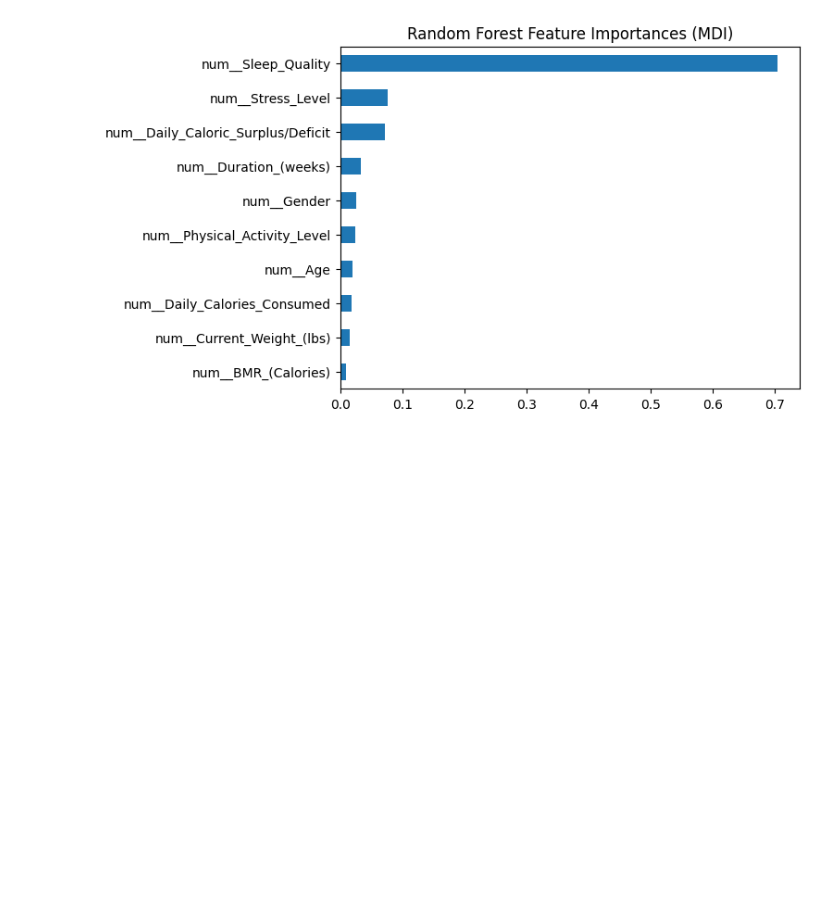
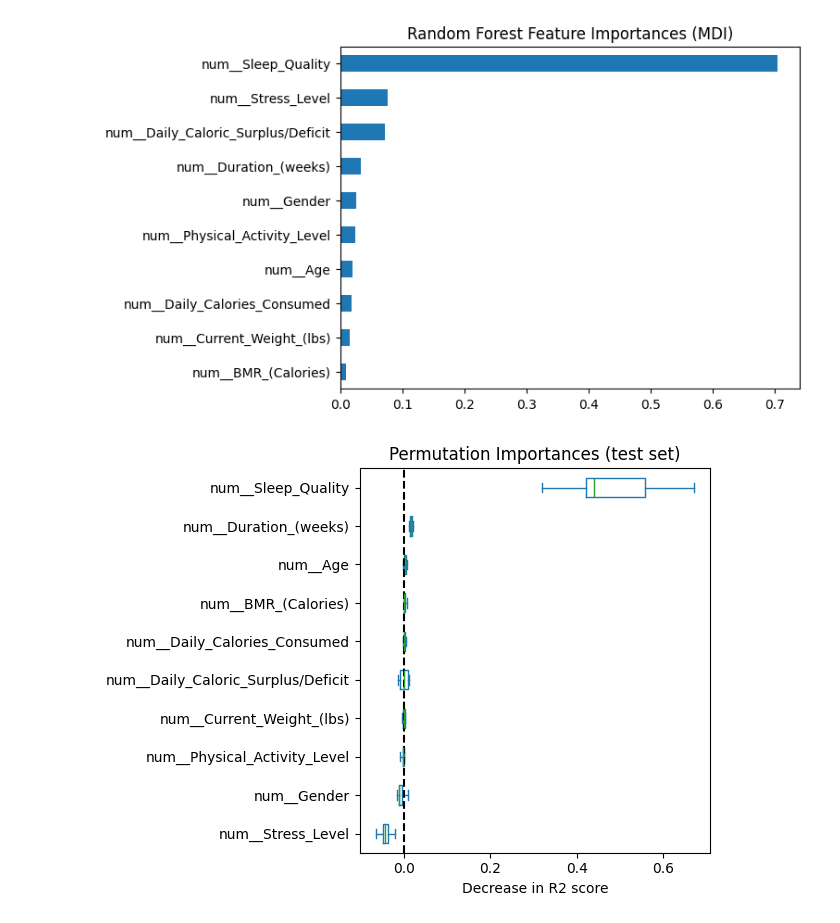
Before and after one commit to makenamecham/Final-Project-MATH-4750, a Jupyter notebook: dataExploration.ipynb, the cells around one changed output. Drawn from its saved outputs; the diff is of its cells as text; code cells hidden in the pictures; blank space fills up the shorter version.

```diff
--- a/dataExploration.ipynb
+++ b/dataExploration.ipynb
@@ -289,19 +290,40 @@ plt.show()
 # %% [output]
 [figure]
 # %%
+from sklearn.inspection import permutation_importance
+
+# Transform the validation set
 X_val_transformed = preprocessor.transform(x_val)
-X_val_transformed_df
-# Plot the permuation feature importance using test data
+
+# Create a DataFrame from the transformed validation data
+# Get feature names from the preprocessor if it has a feature names attribute
+try:
+    feature_names = preprocessor.get_feature_names_out()
+except AttributeError:
+    # Provide custom names if preprocessor lacks `get_feature_names_out`
+    feature_names = [f"feature_{i}" for i in range(X_val_transformed.shape[1])]
+
+X_val_transformed_df = pd.DataFrame(X_val_transformed, columns=feature_names)
+
+# Compute permutation feature importance using the test data
 result = permutation_importance(
     rf, X_val_transformed, y_val, n_repeats=10, random_state=42, n_jobs=2
 )
 
+# Sort importances and prepare a DataFrame for plotting
 sorted_importances_idx = result.importances_mean.argsort()
 importances = pd.DataFrame(
     result.importances[sorted_importances_idx].T,
     columns=X_val_transformed_df.columns[sorted_importances_idx],
 )
+
+# Plot the permutation feature importance
 ax = importances.plot.box(vert=False, whis=10)
 ax.set_title("Permutation Importances (test set)")
 ax.axvline(x=0, color="k", linestyle="--")
 ax.set_xlabel("Decrease in R2 score")
+
+plt.tight_layout()
+plt.show()
+# %% [output]
+[figure, added]
```
Also changed, not shown: parts of 6 cells of this notebook.
